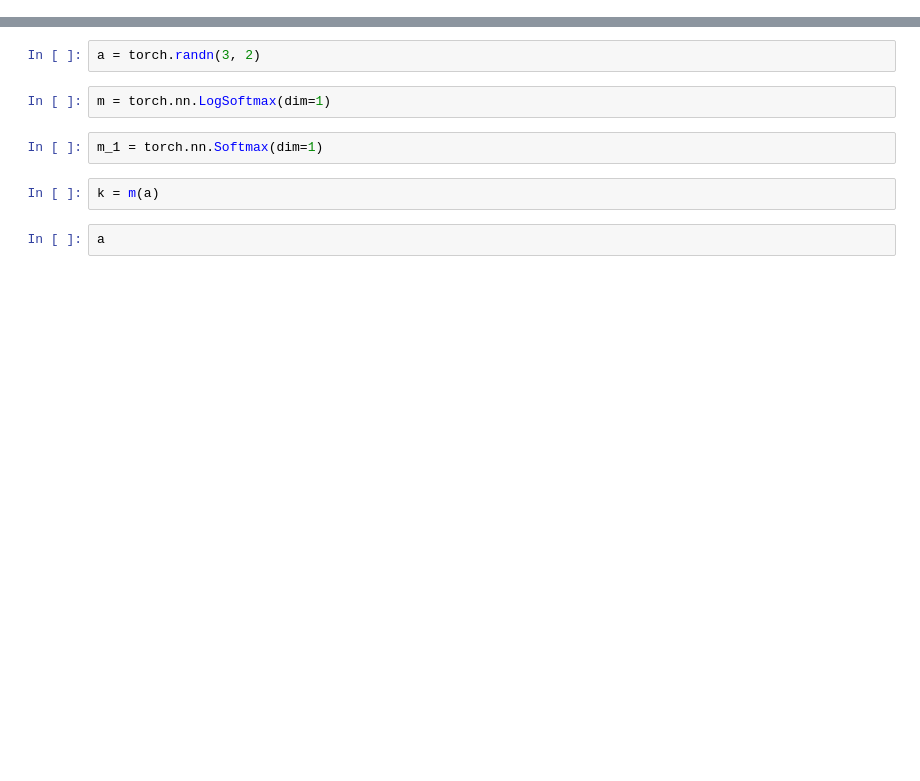
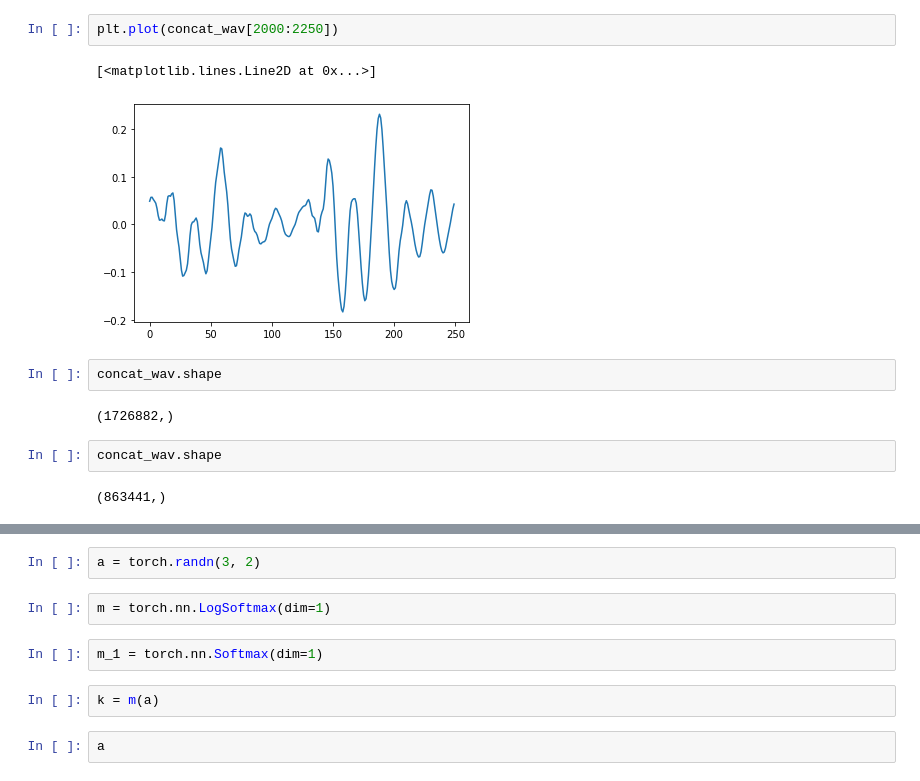
Before and after one commit to zhiyongchenGREAT/GREAT_ASV_system, a Jupyter notebook: preprocessing/Play.ipynb, the cells around one changed output, grey strips where cells are left out. Drawn from its saved outputs; the diff is of its cells as text; blank space fills up the shorter version.

```diff
--- a/preprocessing/Play.ipynb
+++ b/preprocessing/Play.ipynb
@@ -9,0 +46,13 @@ import pickle
+# %%
+plt.plot(concat_wav[2000:2250])
+# %% [output]
+[<matplotlib.lines.Line2D at 0x...>]
+[figure, added]
+# %%
+concat_wav.shape
+# %% [output]
+(1726882,)
+# %%
+concat_wav.shape
+# %% [output]
+(863441,)
```
Also changed, not shown: parts of 43 cells of this notebook, 7 other files.
